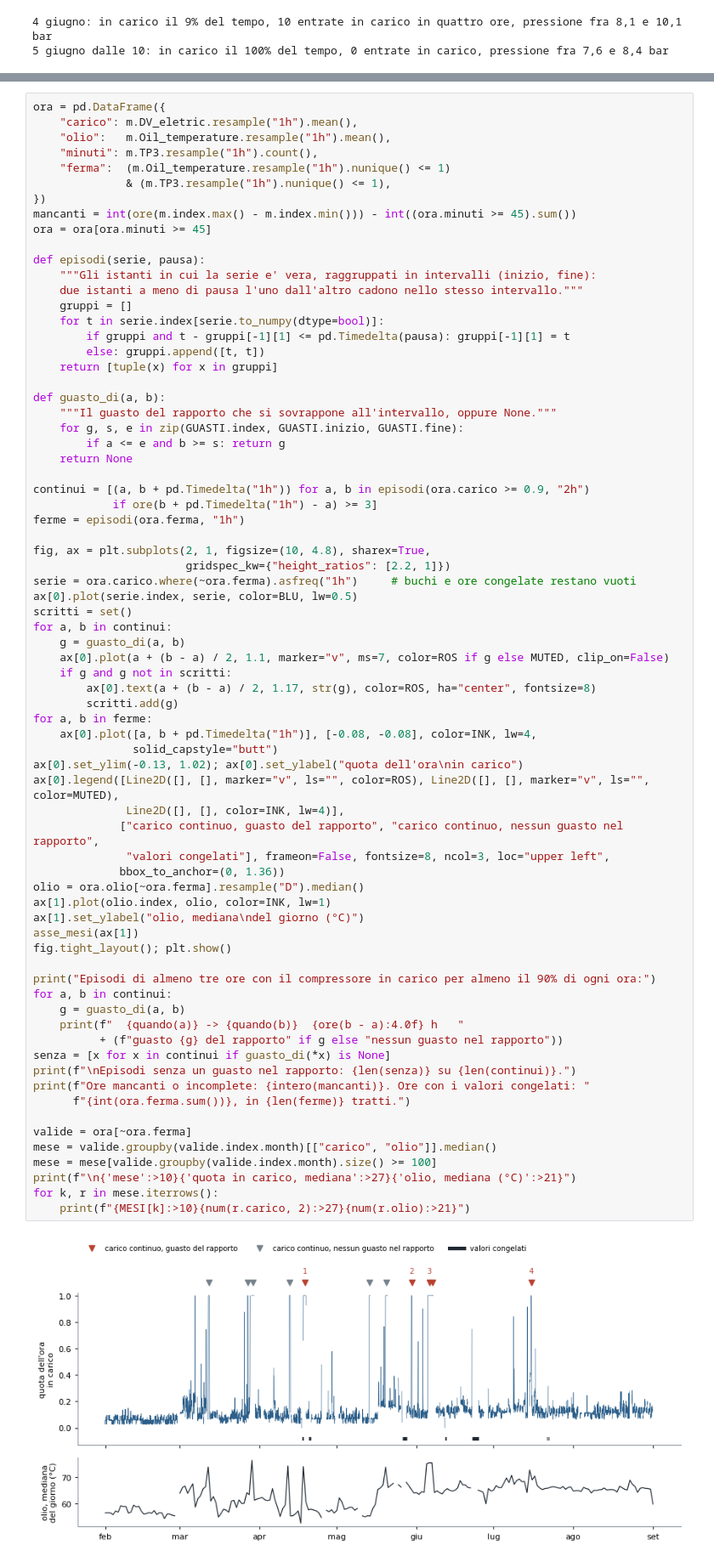
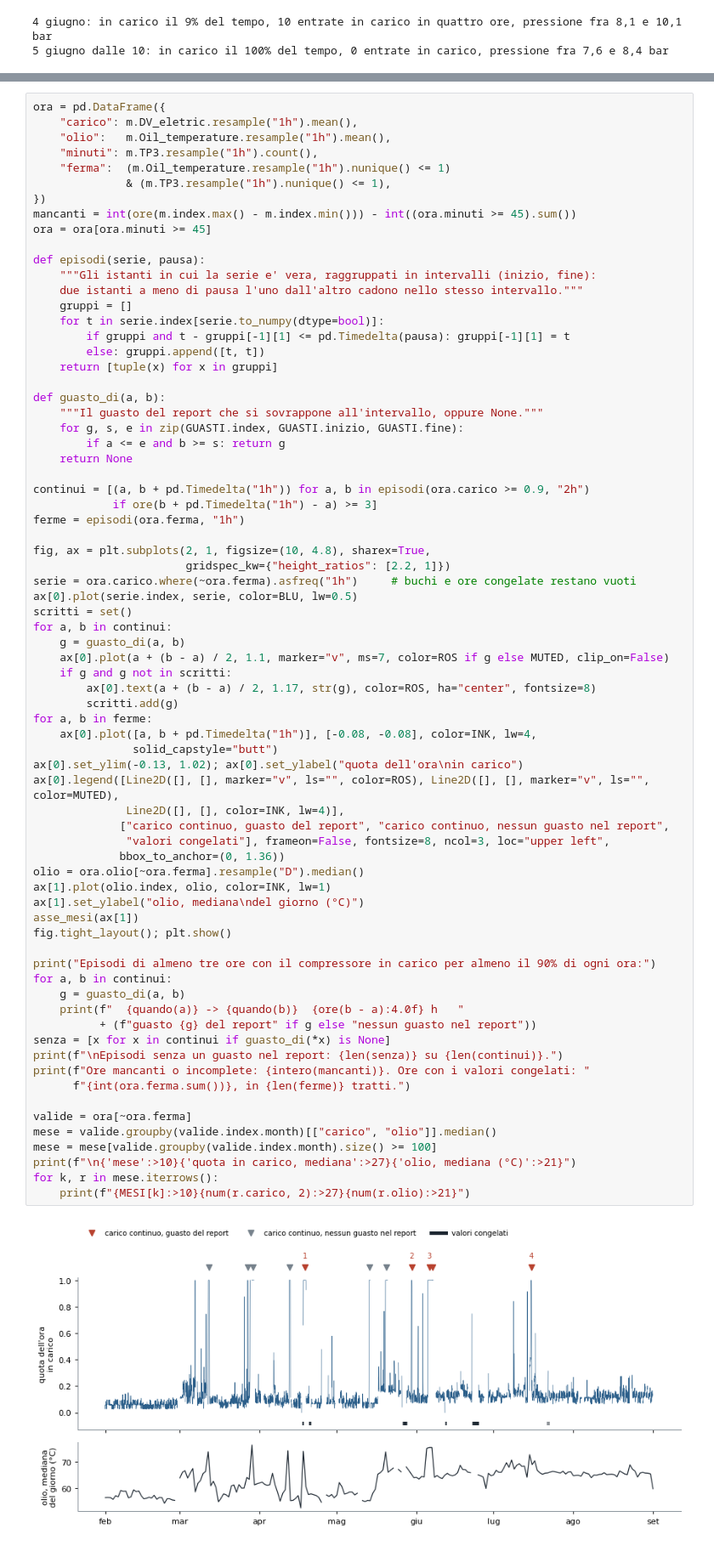
Before and after one commit to nunziati/zcs-ai-course-2026, a Jupyter notebook: lezione-5/caso-studio-metropt.ipynb, the cells around one changed output, grey strips where cells are left out. Shown at 85% size. Saved outputs shown, nothing was run; the diff lists cells and outputs as text.

```diff
--- a/lezione-5/caso-studio-metropt.ipynb
+++ b/lezione-5/caso-studio-metropt.ipynb
@@ -203,7 +189,7 @@ def episodi(serie, pausa):
     return [tuple(x) for x in gruppi]
 
 def guasto_di(a, b):
-    """Il guasto del rapporto che si sovrappone all'intervallo, oppure None."""
+    """Il guasto del report che si sovrappone all'intervallo, oppure None."""
     for g, s, e in zip(GUASTI.index, GUASTI.inizio, GUASTI.fine):
         if a <= e and b >= s: return g
     return None
@@ -225,35 +211,35 @@ for a, b in continui:
         scritti.add(g)
 for a, b in ferme:
     ax[0].plot([a, b + pd.Timedelta("1h")], [-0.08, -0.08], color=INK, lw=4,
                solid_capstyle="butt")
 ax[0].set_ylim(-0.13, 1.02); ax[0].set_ylabel("quota dell'ora\nin carico")
 ax[0].legend([Line2D([], [], marker="v", ls="", color=ROS), Line2D([], [], marker="v", ls="", color=MUTED),
               Line2D([], [], color=INK, lw=4)],
-             ["carico continuo, guasto del rapporto", "carico continuo, nessun guasto nel rapporto",
+             ["carico continuo, guasto del report", "carico continuo, nessun guasto nel report",
               "valori congelati"], frameon=False, fontsize=8, ncol=3, loc="upper left",
              bbox_to_anchor=(0, 1.36))
 olio = ora.olio[~ora.ferma].resample("D").median()
 ax[1].plot(olio.index, olio, color=INK, lw=1)
 ax[1].set_ylabel("olio, mediana\ndel giorno (°C)")
 asse_mesi(ax[1])
 fig.tight_layout(); plt.show()
 
 print("Episodi di almeno tre ore con il compressore in carico per almeno il 90% di ogni ora:")
 for a, b in continui:
     g = guasto_di(a, b)
     print(f"  {quando(a)} -> {quando(b)}  {ore(b - a):4.0f} h   "
-          + (f"guasto {g} del rapporto" if g else "nessun guasto nel rapporto"))
+          + (f"guasto {g} del report" if g else "nessun guasto nel report"))
 senza = [x for x in continui if guasto_di(*x) is None]
-print(f"\nEpisodi senza un guasto nel rapporto: {len(senza)} su {len(continui)}.")
+print(f"\nEpisodi senza un guasto nel report: {len(senza)} su {len(continui)}.")
 print(f"Ore mancanti o incomplete: {intero(mancanti)}. Ore con i valori congelati: "
       f"{int(ora.ferma.sum())}, in {len(ferme)} tratti.")
 
 valide = ora[~ora.ferma]
 mese = valide.groupby(valide.index.month)[["carico", "olio"]].median()
 mese = mese[valide.groupby(valide.index.month).size() >= 100]
 print(f"\n{'mese':>10}{'quota in carico, mediana':>27}{'olio, mediana (°C)':>21}")
 for k, r in mese.iterrows():
     print(f"{MESI[k]:>10}{num(r.carico, 2):>27}{num(r.olio):>21}")
 # %% [output]
-[figure, old version]
+[figure, new version]
 Episodi di almeno tre ore con il compressore in carico per almeno il 90% di ogni ora:
```
Also changed, not shown: parts of 11 cells of this notebook.
